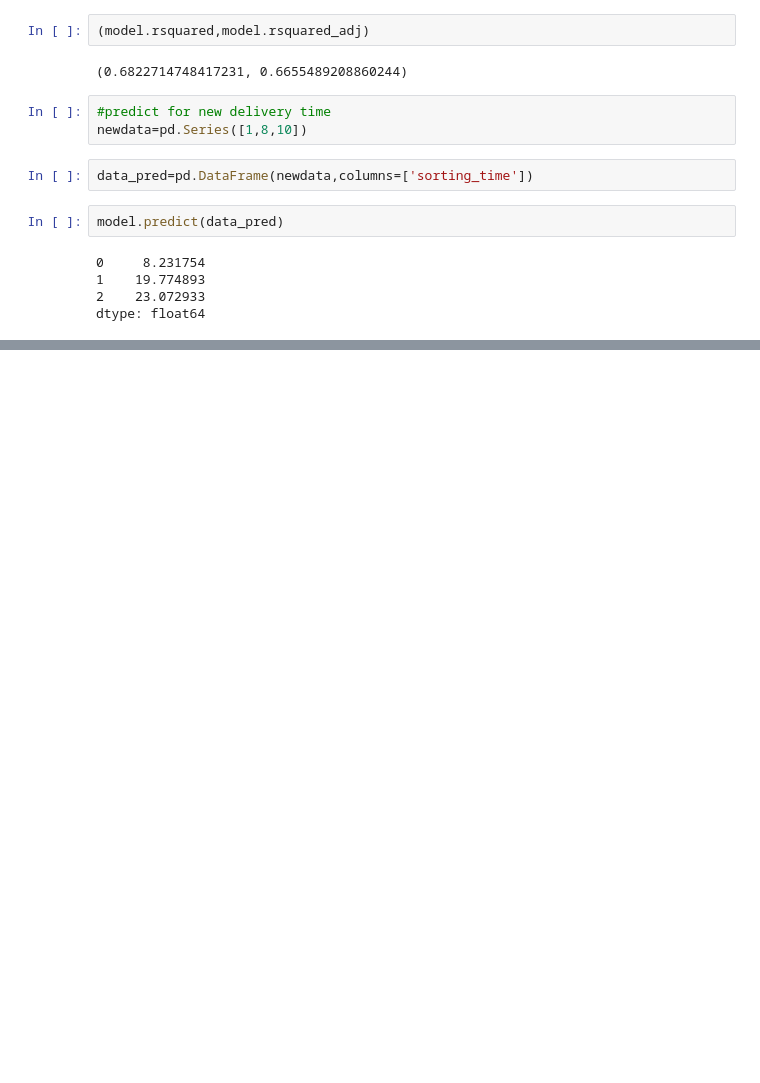
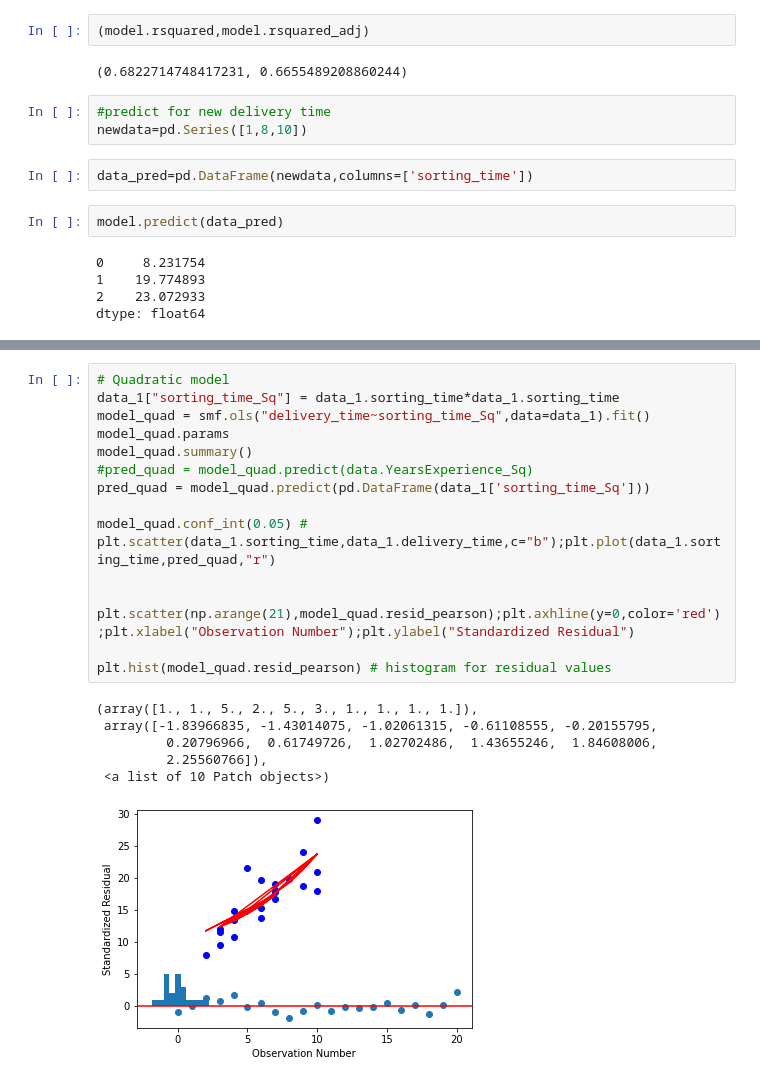
Before and after one commit to ch-aitali/assignments, a Jupyter notebook: delivery_time_simple_linear_regression.ipynb, the cells around one changed output, grey strips where cells are left out. Drawn from its saved outputs; the diff is of its cells as text; blank space fills up the shorter version.

```diff
--- a/delivery_time_simple_linear_regression.ipynb
+++ b/delivery_time_simple_linear_regression.ipynb
@@ -102,0 +147,23 @@ dtype: float64
+# %%
+# Quadratic model
+data_1["sorting_time_Sq"] = data_1.sorting_time*data_1.sorting_time
+model_quad = smf.ols("delivery_time~sorting_time_Sq",data=data_1).fit()
+model_quad.params
+model_quad.summary()
+#pred_quad = model_quad.predict(data.YearsExperience_Sq)
+pred_quad = model_quad.predict(pd.DataFrame(data_1['sorting_time_Sq']))
+
+model_quad.conf_int(0.05) #
+plt.scatter(data_1.sorting_time,data_1.delivery_time,c="b");plt.plot(data_1.sorting_time,pred_quad,"r")
+
+
+plt.scatter(np.arange(21),model_quad.resid_pearson);plt.axhline(y=0,color='red');plt.xlabel("Observation Number");plt.ylabel("Standardized Residual")
+
+plt.hist(model_quad.resid_pearson) # histogram for residual values
+# %% [output]
+(array([1., 1., 5., 2., 5., 3., 1., 1., 1., 1.]),
+ array([-1.83966835, -1.43014075, -1.02061315, -0.61108555, -0.20155795,
+         0.20796966,  0.61749726,  1.02702486,  1.43655246,  1.84608006,
+         2.25560766]),
+ <a list of 10 Patch objects>)
+[figure, added]
```
Also changed, not shown: parts of 3 cells of this notebook.
